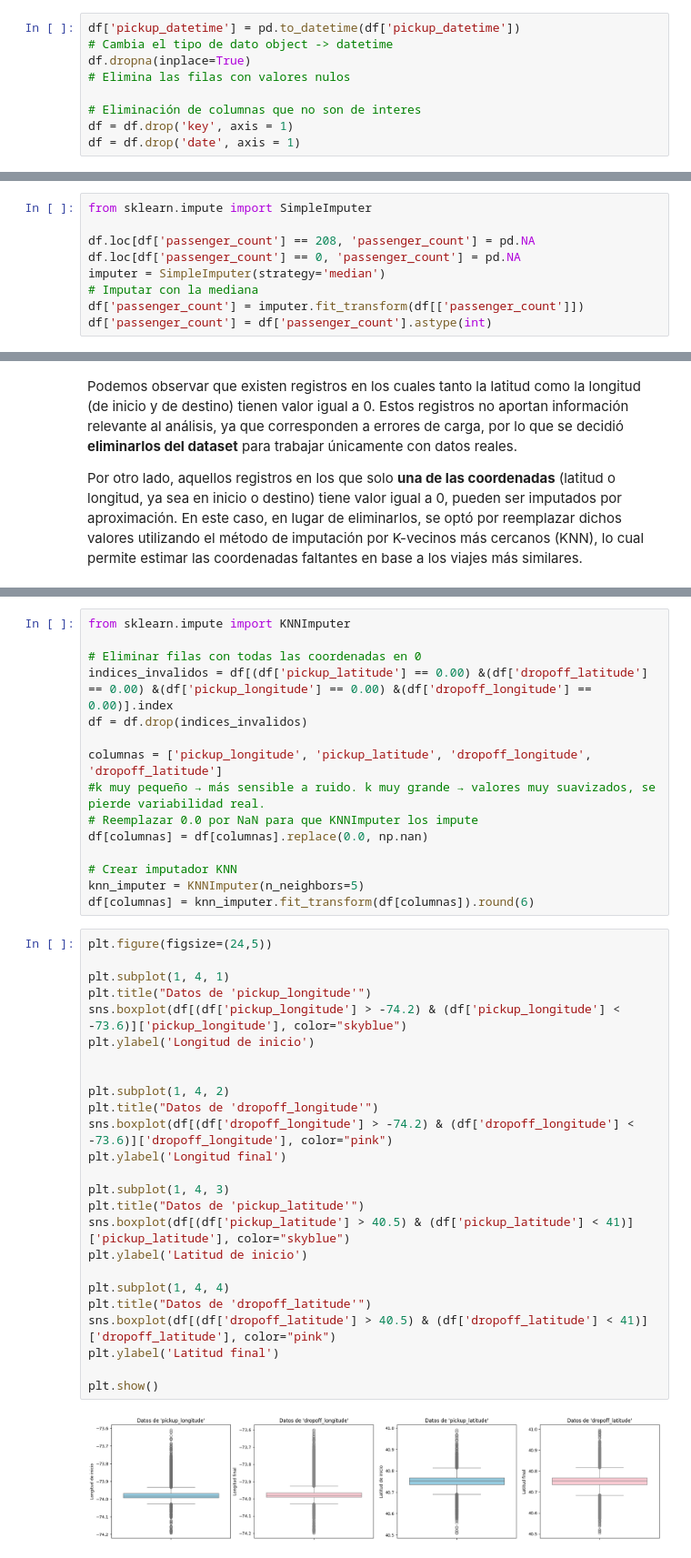
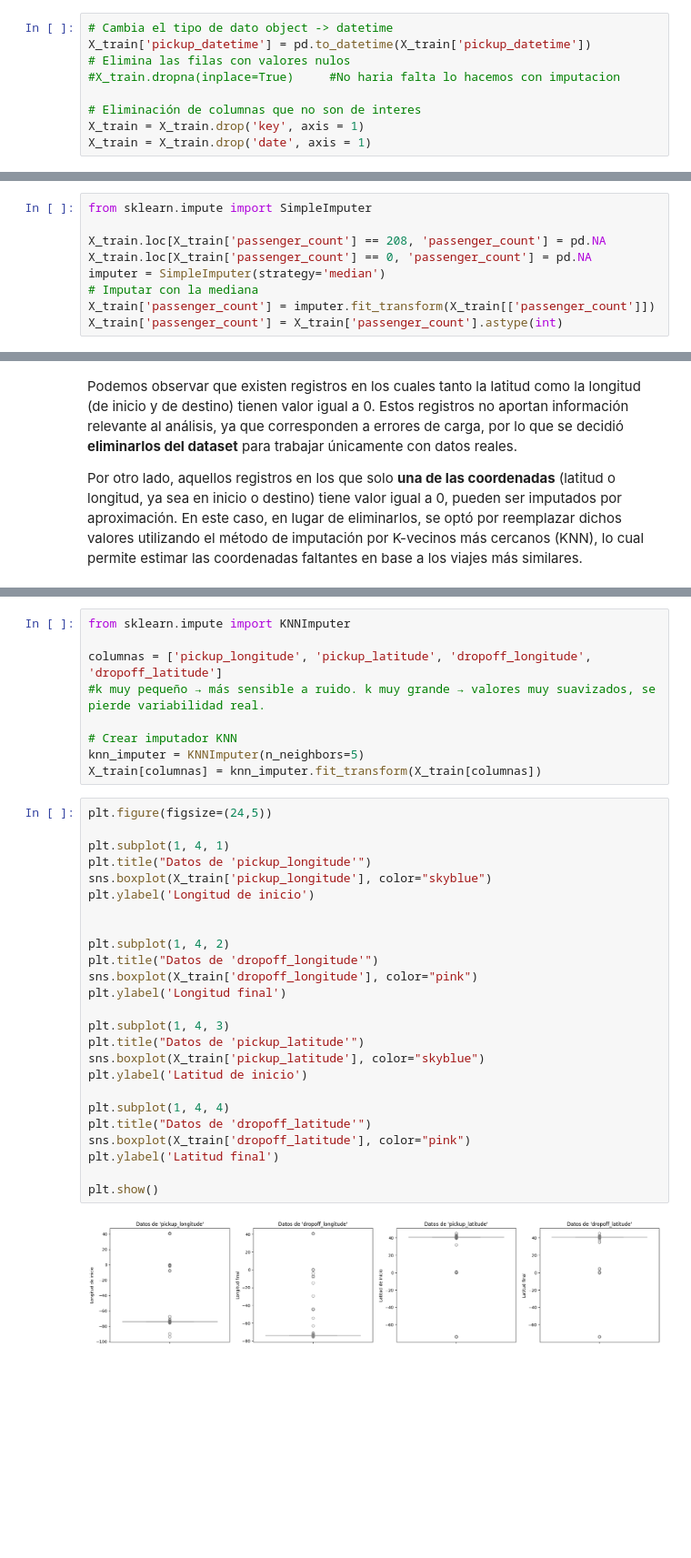
Before and after one commit to CaterinaMartinezD/AA1-TUIA-2025C1-Casado-MartinezDufour, a Jupyter notebook: TP-Regresion-AA1-2025C1.ipynb, the cells around one changed output, grey strips where cells are left out. Shown at 91% size. Drawn from its saved outputs; the diff is of its cells as text; blank space fills up the shorter version.

Commit message:
analisis solo del x_train, cambio criterio en distancia

```diff
--- a/TP-Regresion-AA1-2025C1.ipynb
+++ b/TP-Regresion-AA1-2025C1.ipynb
@@ -95,8 +100,10 @@ Podemos observar a traves del 'df.info' que tenemos 200.000 datos donde las colu
 # %%
-df['pickup_datetime'] = pd.to_datetime(df['pickup_datetime'])                   # Cambia el tipo de dato object -> datetime
-df.dropna(inplace=True)                                                         # Elimina las filas con valores nulos
+# Cambia el tipo de dato object -> datetime
+X_train['pickup_datetime'] = pd.to_datetime(X_train['pickup_datetime'])
+# Elimina las filas con valores nulos
+#X_train.dropna(inplace=True)     #No haria falta lo hacemos con imputacion
 
 # Eliminación de columnas que no son de interes
-df = df.drop('key', axis = 1)
-df = df.drop('date', axis = 1)
+X_train = X_train.drop('key', axis = 1)
+X_train = X_train.drop('date', axis = 1)
 # %% [markdown]
@@ -150,9 +159,9 @@ Para solucionar este problema y no eliminar dichos registros, se decidió imputa
 # %%
 from sklearn.impute import SimpleImputer
 
-df.loc[df['passenger_count'] == 208, 'passenger_count'] = pd.NA
-df.loc[df['passenger_count'] == 0, 'passenger_count'] = pd.NA
+X_train.loc[X_train['passenger_count'] == 208, 'passenger_count'] = pd.NA
+X_train.loc[X_train['passenger_count'] == 0, 'passenger_count'] = pd.NA
 imputer = SimpleImputer(strategy='median')                                      # Imputar con la mediana
-df['passenger_count'] = imputer.fit_transform(df[['passenger_count']])
-df['passenger_count'] = df['passenger_count'].astype(int)
+X_train['passenger_count'] = imputer.fit_transform(X_train[['passenger_count']])
+X_train['passenger_count'] = X_train['passenger_count'].astype(int)
 # %%
@@ -235,44 +284,38 @@ Por otro lado, aquellos registros en los que solo **una de las coordenadas** (la
 # %%
 from sklearn.impute import KNNImputer
 
-# Eliminar filas con todas las coordenadas en 0
-indices_invalidos = df[(df['pickup_latitude'] == 0.00) &(df['dropoff_latitude'] == 0.00) &(df['pickup_longitude'] == 0.00) &(df['dropoff_longitude'] == 0.00)].index
-df = df.drop(indices_invalidos)
-
 columnas = ['pickup_longitude', 'pickup_latitude', 'dropoff_longitude', 'dropoff_latitude']
 #k muy pequeño → más sensible a ruido. k muy grande → valores muy suavizados, se pierde variabilidad real.
-# Reemplazar 0.0 por NaN para que KNNImputer los impute
-df[columnas] = df[columnas].replace(0.0, np.nan)
 
 # Crear imputador KNN
 knn_imputer = KNNImputer(n_neighbors=5)
-df[columnas] = knn_imputer.fit_transform(df[columnas]).round(6)
+X_train[columnas] = knn_imputer.fit_transform(X_train[columnas])
 # %%
 plt.figure(figsize=(24,5))
 
 plt.subplot(1, 4, 1)
 plt.title("Datos de 'pickup_longitude'")
-sns.boxplot(df[(df['pickup_longitude'] > -74.2) & (df['pickup_longitude'] < -73.6)]['pickup_longitude'], color="skyblue")
+sns.boxplot(X_train['pickup_longitude'], color="skyblue")
 plt.ylabel('Longitud de inicio')
 
 
 plt.subplot(1, 4, 2)
 plt.title("Datos de 'dropoff_longitude'")
-sns.boxplot(df[(df['dropoff_longitude'] > -74.2) & (df['dropoff_longitude'] < -73.6)]['dropoff_longitude'], color="pink")
+sns.boxplot(X_train['dropoff_longitude'], color="pink")
 plt.ylabel('Longitud final')
 
 plt.subplot(1, 4, 3)
 plt.title("Datos de 'pickup_latitude'")
-sns.boxplot(df[(df['pickup_latitude'] > 40.5) & (df['pickup_latitude'] < 41)]['pickup_latitude'], color="skyblue")
+sns.boxplot(X_train['pickup_latitude'], color="skyblue")
 plt.ylabel('Latitud de inicio')
 
 plt.subplot(1, 4, 4)
 plt.title("Datos de 'dropoff_latitude'")
-sns.boxplot(df[(df['dropoff_latitude'] > 40.5) & (df['dropoff_latitude'] < 41)]['dropoff_latitude'], color="pink")
+sns.boxplot(X_train['dropoff_latitude'], color="pink")
 plt.ylabel('Latitud final')
 
 plt.show()
 # %% [output]
-[figure, old version]
+[figure, new version]
 # %%
 # Agregar mas caraterísticas a partir de las coordenadas geográficas
```
Also changed, not shown: parts of 35 cells of this notebook, 1 other file.
